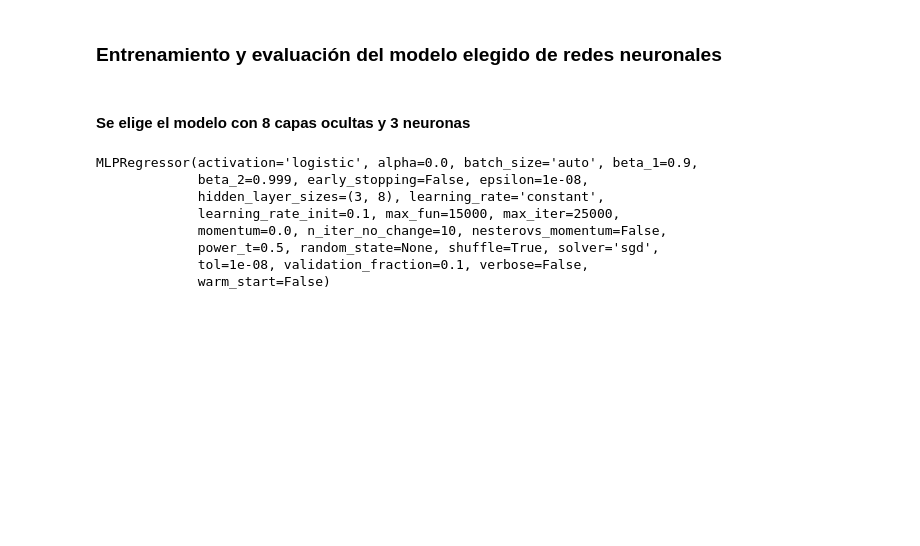
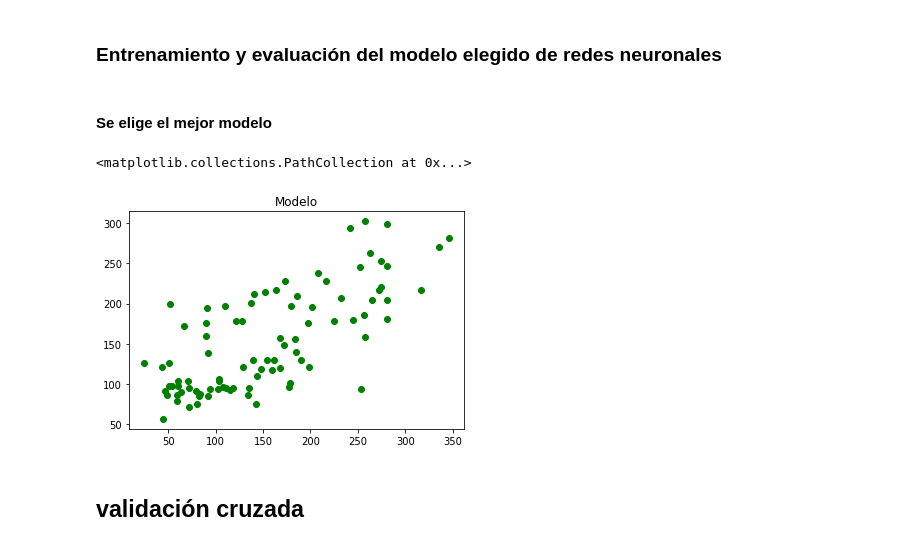
Before and after one commit to ANN-2019-2/evaluacion-vdjaramillo, a Jupyter notebook: 02-diabetes.ipynb, the cells around one changed output. Saved outputs shown, nothing was run; the diff lists cells and outputs as text; code cells hidden in the pictures; blank space fills up the shorter version.

```diff
--- a/02-diabetes.ipynb
+++ b/02-diabetes.ipynb
@@ -161,29 +239,34 @@ for j in range(1,10):
 # %% [markdown]
 ### Entrenamiento y evaluación del modelo elegido de redes neuronales
 # %% [markdown]
-#### Se elige el modelo con 8 capas ocultas y 3 neuronas
+#### Se elige el mejor modelo
-# %%
-
-m = MLPRegressor(
-    hidden_layer_sizes = (3,8),  # ocho capas ocultas con 3 neuronas
-    activation = 'logistic',    #  {‘identity’, ‘logistic’, ‘tanh’, ‘relu’}
-    solver = 'sgd',             #  {‘lbfgs’, ‘sgd’, ‘adam’}
-    alpha = 0.0,                #
-    learning_rate_init = 0.1,   # Valor de la tasa de aprendizaje
-    learning_rate = 'constant', # La tasa no se adapta automáticamente
-    verbose = False,            # Reporte del proceso de optimización
-    shuffle = True,             #
-    tol = 1e-8,                 #
-    max_iter = 25000,           # Número máximo de iteraciones
-    momentum = 0.0,             #
-    nesterovs_momentum = False)
-m.fit(X_train, Y_train)
-# %% [output]
-MLPRegressor(activation='logistic', alpha=0.0, batch_size='auto', beta_1=0.9,
-             beta_2=0.999, early_stopping=False, epsilon=1e-08,
-             hidden_layer_sizes=(3, 8), learning_rate='constant',
-             learning_rate_init=0.1, max_fun=15000, max_iter=25000,
-             momentum=0.0, n_iter_no_change=10, nesterovs_momentum=False,
-             power_t=0.5, random_state=None, shuffle=True, solver='sgd',
-             tol=1e-08, validation_fraction=0.1, verbose=False,
-             warm_start=False)
+# %%
+
+for i in [ccapas[0]]:
+    m = tf.estimator.DNNRegressor(
+        hidden_units=i,
+        feature_columns=columnas)
+    m.train(input_fn= funcion, steps=pasos)
+
+    test_funcion = tf.estimator.inputs.pandas_input_fn(
+        x= X_test,
+        batch_size=10,
+        num_epochs=1,
+        shuffle=False
+        )
+
+    predicciones = []
+
+    for j in list(m.predict(test_funcion)):
+        predicciones.append(j['predictions'])
+
+print("MSE Modelo elegido ", skm.mean_squared_error(predicciones,Y_test))
+plt.figure()
+plt.title("Modelo")
+plt.scatter(Y_test,predicciones,color="green")
+# %% [output]
+<matplotlib.collections.PathCollection at 0x...>
+[figure, added]
+# %% [markdown]
+
+## validación cruzada
```
Also changed, not shown: parts of 8 cells of this notebook, 1 other file.
